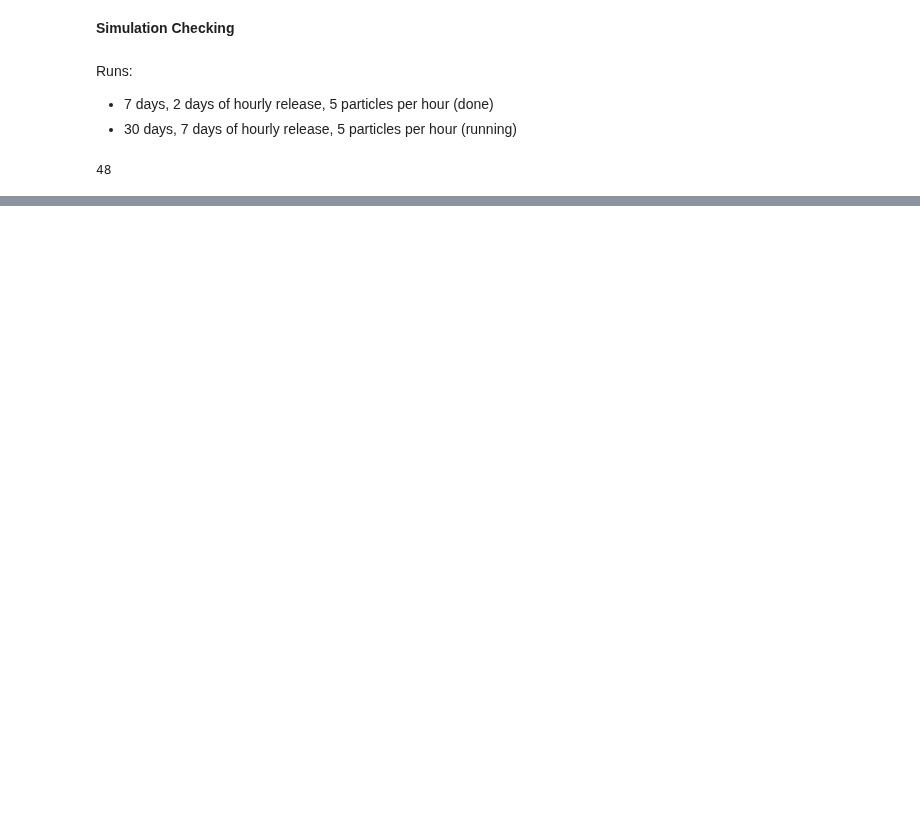
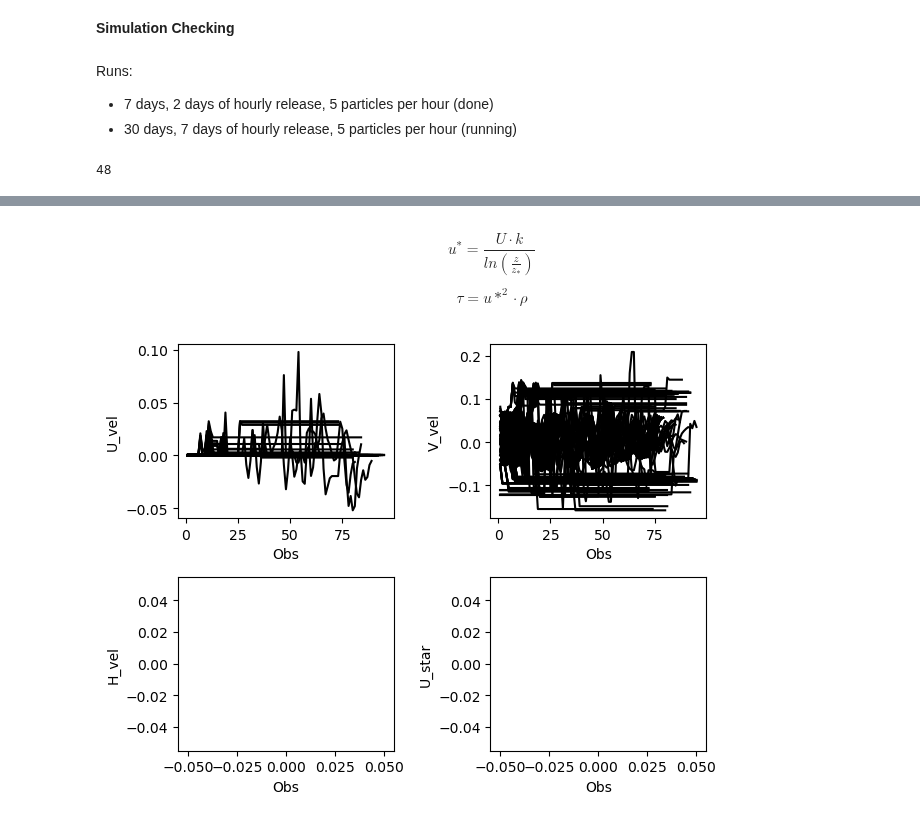
Before and after one commit to SalishSeaCast/analysis-vicente, a Jupyter notebook: Ocean_Parcels/drafts/PBDE_runs/test_params/Analysis.ipynb, the cells around one changed output, grey strips where cells are left out. Cells and saved outputs as stored; diff of their text form; code cells hidden in the pictures; blank space fills up the shorter version.

```diff
--- a/Ocean_Parcels/drafts/PBDE_runs/test_params/Analysis.ipynb
+++ b/Ocean_Parcels/drafts/PBDE_runs/test_params/Analysis.ipynb
@@ -93,0 +114,22 @@ total_concentration = particles_concentration_map(lons=data['lon'], lats=data['l
+# %% [markdown]
+$$u^{*} = \frac{U \cdot k}{ln(\frac{z}{z_{*}})}$$
+
+$$\tau = u*^{2} \cdot \rho $$
+# %%
+fig, ax = plt.subplots(2,2)
+ax[0,0].plot(data.u_vel.T, 'k')
+ax[0,0].set_ylabel('U_vel')
+ax[0,0].set_xlabel('Obs')
+ax[0,1].plot(data.v_vel.T, 'k')
+ax[0,1].set_ylabel('V_vel')
+ax[0,1].set_xlabel('Obs')
+ax[1,0].plot(data.horizontal_vel.T, 'b')
+ax[1,0].set_ylabel('H_vel')
+ax[1,0].set_xlabel('Obs')
+ax[1,1].plot(data.u_star.T, 'r')
+ax[1,1].set_ylabel('U_star')
+ax[1,1].set_xlabel('Obs')
+#
+plt.tight_layout()
+# %% [output]
+[figure, added]
```
Also changed, not shown: parts of 7 cells of this notebook, 9 other files.
